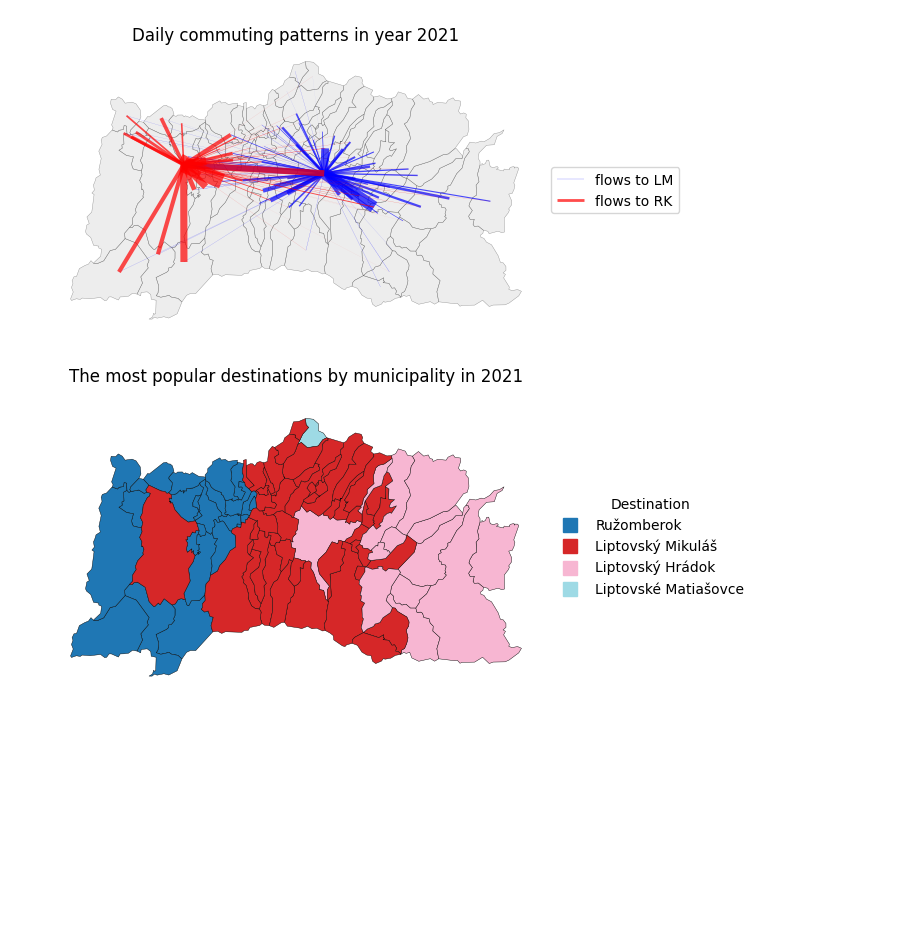
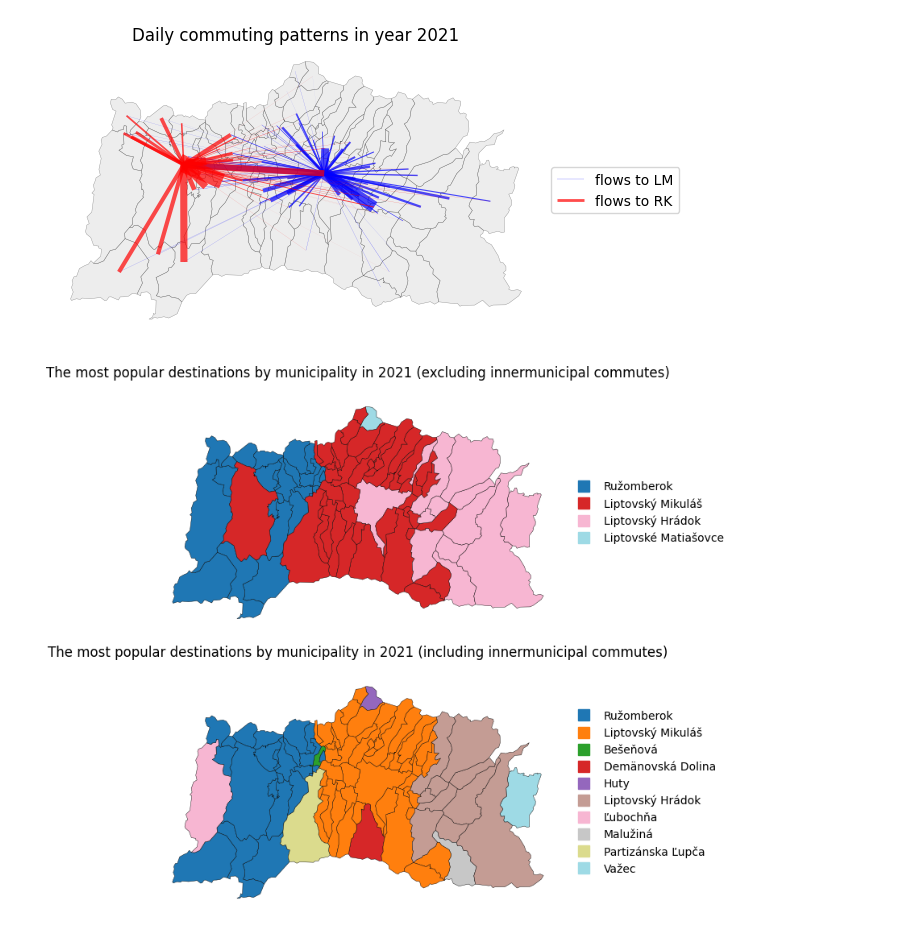
Before and after one commit to dbelohonov/maps_liptov, a Jupyter notebook: notebooks/maps.ipynb, the cells around one changed output. Cells and saved outputs as stored; diff of their text form; code cells hidden in the pictures; blank space fills up the shorter version.

```diff
--- a/notebooks/maps.ipynb
+++ b/notebooks/maps.ipynb
@@ -114,6 +115,16 @@ plt.show()
 <Figure size 827x1169 with 0 Axes>
 [figure]
 # %%
+import geopandas as gpd
+import pandas as pd
+import numpy as np
+import mapclassify
+import matplotlib.pyplot as plt
+import matplotlib.patches as mpatches
+from matplotlib .patches import Patch, Rectangle
+from shapely.geometry import Point
+from shapely.geometry import LineString
+
 commuting = pd.read_csv(r"../data/sodb_2021_dochadzka_denne_lm_rk.csv", encoding="windows-1250")
 
 map = gpd.read_file(r"../data/geo/liptov.shp")
@@ -138,6 +149,23 @@ unique_dest = result["obecB_nazov"].unique()
 colors = plt.cm.tab20(np.linspace(0, 1, len(unique_dest)))
 color_dict = dict(zip(unique_dest, colors))
 
+most_popular2 = (
+    commuting
+    .groupby("obecA", group_keys = False)[["obecA", "obecB", "obecB_nazov", "pocet"]]
+    .apply(lambda x: x.loc[x["pocet"].idxmax()])
+    .reset_index(drop = True)
+)
+
+result2 = map.merge(
+    most_popular2[["obecA", "obecB", "obecB_nazov"]],
+    left_on = "IDN4",
+    right_on = "obecA",
+    how = "left"
+).rename(columns={"IDN4": "kod_start"})
+unique_dest2 = result2["obecB_nazov"].unique()
+colors2 = plt.cm.tab20(np.linspace(0, 1, len(unique_dest2)))
+color_dict2 = dict(zip(unique_dest2, colors2))
+
 # second_popular = (
 #     commuting[commuting["obecA"] != commuting["obecB"]]
 #     .groupby("obecA", group_keys = False)[["obecA", "obecB", "obecB_nazov", "pocet"]]
@@ -153,8 +181,8 @@ color_dict = dict(zip(unique_dest, colors))
 # second_dest = result2["obecB_nazov"].unique()
 # colors2 = plt.cm.tab20(np.linspace(0, 1, len(second_dest)))
 # color_dict2 = dict(zip(second_dest, colors2))
-
-# plt.subplot(2, 1, 1)
+plt.figure(figsize = (11.69, 8.27))
+plt.subplot(2, 1, 1)
 result.plot(
     ax = plt.gca(),
     color = [color_dict.get(d, "lightgray") for d in result["obecB_nazov"]],
@@ -177,47 +205,80 @@ handles = [
 
 plt.legend(
     handles = handles,
-    title = "Destination",
+    # title = "Destination",
     loc = "center left",
     bbox_to_anchor = (1, 0.5),
     frameon = False
 )
 
-plt.title("The most popular destinations by municipality in 2021")
+plt.title("The most popular destinations by municipality in 2021 (excluding innermunicipal commutes)")
 
 plt.axis(False)
 
-# plt.subplot(2, 1, 2)
-# result2.plot(
+plt.subplot(2, 1, 2)
+result2.plot(
+    ax = plt.gca(),
+    color = [color_dict2.get(d, "lightgray") for d in result2["obecB_nazov"]],
+    edgecolor = "black",
+    linewidth = 0.3
+)
+
+handles2 = [
+    plt.Line2D(
+        [0], [0],
+        marker = "s",
+        markersize = 10,
+        linestyle = "None",
+        color = color,
+        # edgecolor = "black",
+        label = dest
+        )
+        for dest, color in color_dict2.items()
+]
+
+plt.legend(
+    handles = handles2,
+    # title = "Destination",
+    loc = "center left",
+    bbox_to_anchor = (1, 0.5),
+    frameon = False
+)
+
+plt.title("The most popular destinations by municipality in 2021 (including innermunicipal commutes)")
+
+plt.axis(False)
+
+
+# result3.plot(
 #     ax = plt.gca(),
-#     color = [color_dict2.get(d, "lightgray") for d in result2["obecB_nazov"]],
+#     color = [color_dict3.get(d, "lightgray") for d in result3["obecB_nazov"]],
 #     edgecolor = "black",
 #     linewidth = 0.3
 # )
-# handles2 = [
+# handles3 = [
 #     plt.Line2D(
 #         [0], [0],
 #         marker = "s",
 #         markersize = 10,
 #         linestyle = "None",
 #         color = color,
 #         # edgecolor = "black",
 #         label = dest
 #         )
-#         for dest, color in color_dict2.items()
+#         for dest, color in color_dict3.items()
 # ]
 # plt.legend(
-#     handles = handles2,
+#     handles = handles3,
 #     title = "Destination",
 #     loc = "center left",
 #     bbox_to_anchor = (1, 0.5),
 #     frameon = False
 # )
 # plt.title("Second most popular destinations by municipality in 2021")
 
 # plt.axis(False)
 # plt.suptitle("Daily commuting patterns in Liptov region")
 plt.savefig("../result_maps/test_LM_RK_2.pdf", format = "pdf", dpi = 300, bbox_inches = "tight")
 plt.show()
 # %% [output]
-[figure, old version]
+[figure, new version]
```
Also changed, not shown: parts of 3 cells of this notebook, 10 other files.
